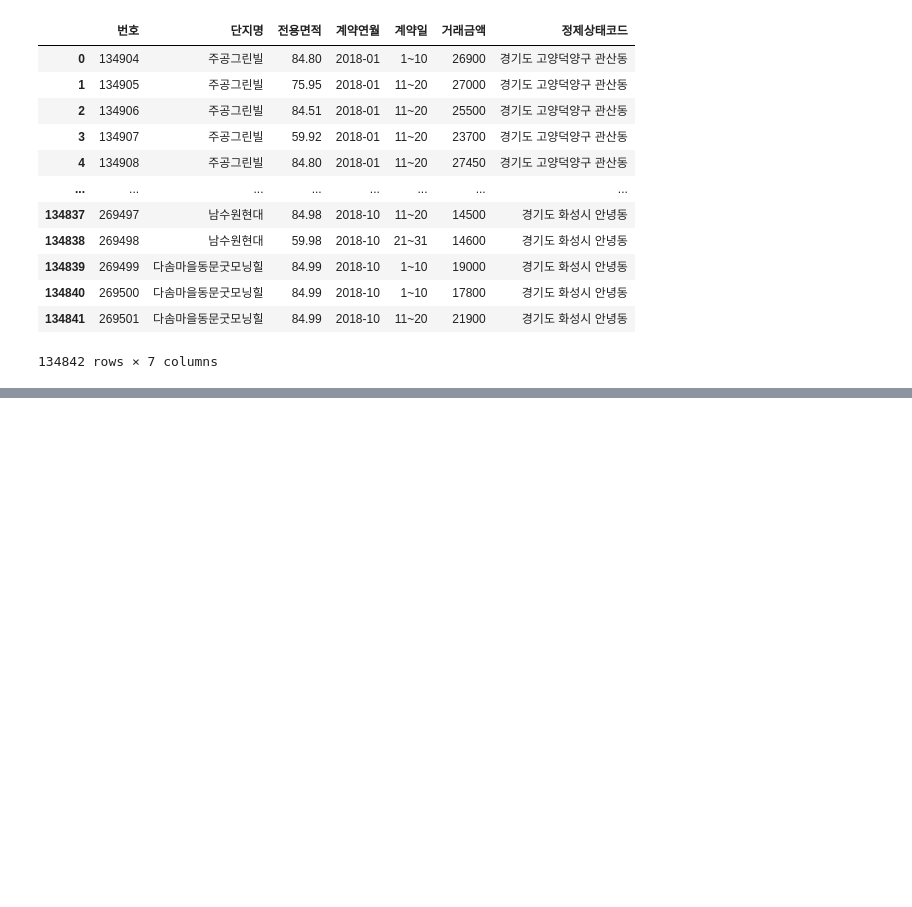
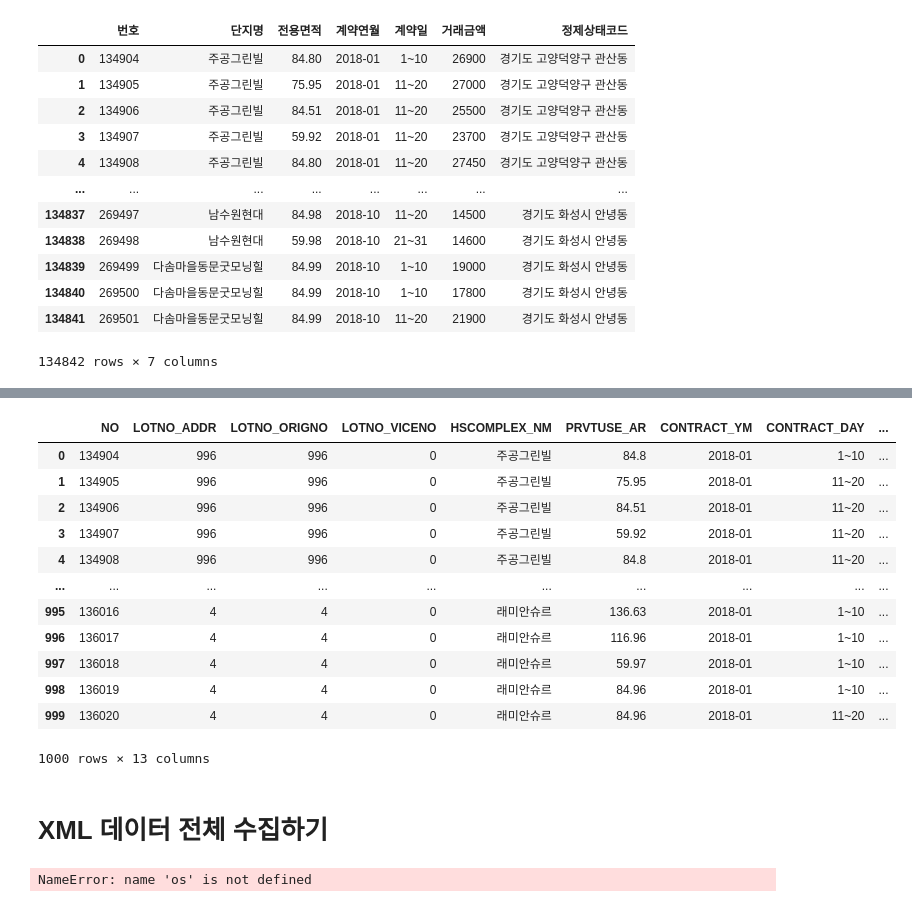
Before and after one commit to haram4th/fintech3, a Jupyter notebook: 05datascraping/경기도아파트매매실거래가TEST.ipynb, the cells around one changed output, grey strips where cells are left out. Drawn from its saved outputs; the diff is of its cells as text; code cells hidden in the pictures; blank space fills up the shorter version.

```diff
--- a/05datascraping/경기도아파트매매실거래가TEST.ipynb
+++ b/05datascraping/경기도아파트매매실거래가TEST.ipynb
@@ -168,0 +190,9 @@ result_df
+# %%
+page_num = 1
+total_pages = 1
+
+url = "https://openapi.gg.go.kr/TBGGDLNGPRCAPTTRDSRCM"
+payload = dict(key=os.getenv("gg_data"), type="xml", pIndex=page_num, pSize=1000)
+r = requests.get(url, params=payload)
+print(r.url)
+print(r.status_code)
@@ -168,0 +202,3 @@ result_df
+# %%
+response = r.text
+response
@@ -168,0 +209,3 @@ result_df
+# %%
+soup = bs(response, 'xml')
+print(soup)
@@ -168,0 +253,28 @@ result_df
+# %%
+cols = ['NO', 'LOTNO_ADDR', 'LOTNO_ORIGNO', 'LOTNO_VICENO',
+       'HSCOMPLEX_NM', 'PRVTUSE_AR', 'CONTRACT_YM', 'CONTRACT_DAY',
+       'DELNG_AMT', 'FLOOR_NM', 'BUILD_YY', 'ROAD_NM', 'ADDR']
+# %%
+result ={}
+for col in cols:
+    for value in soup.select(col):
+        result.setdefault(col, []).append(value.text)
+
+df = pd.DataFrame(result)
+df
+# %% [output]
+|  | NO | LOTNO_ADDR | LOTNO_ORIGNO | LOTNO_VICENO | HSCOMPLEX_NM | PRVTUSE_AR | CONTRACT_YM | CONTRACT_DAY | ... |
+| 0 | 134904 | 996 | 996 | 0 | 주공그린빌 | 84.8 | 2018-01 | 1~10 | ... |
+| 1 | 134905 | 996 | 996 | 0 | 주공그린빌 | 75.95 | 2018-01 | 11~20 | ... |
+| 2 | 134906 | 996 | 996 | 0 | 주공그린빌 | 84.51 | 2018-01 | 11~20 | ... |
+| 3 | 134907 | 996 | 996 | 0 | 주공그린빌 | 59.92 | 2018-01 | 11~20 | ... |
+| 4 | 134908 | 996 | 996 | 0 | 주공그린빌 | 84.8 | 2018-01 | 11~20 | ... |
+| ... | ... | ... | ... | ... | ... | ... | ... | ... | ... |
+| 995 | 136016 | 4 | 4 | 0 | 래미안슈르 | 136.63 | 2018-01 | 1~10 | ... |
+| 996 | 136017 | 4 | 4 | 0 | 래미안슈르 | 116.96 | 2018-01 | 1~10 | ... |
+| 997 | 136018 | 4 | 4 | 0 | 래미안슈르 | 59.97 | 2018-01 | 1~10 | ... |
+| 998 | 136019 | 4 | 4 | 0 | 래미안슈르 | 84.96 | 2018-01 | 1~10 | ... |
+| 999 | 136020 | 4 | 4 | 0 | 래미안슈르 | 84.96 | 2018-01 | 11~20 | ... |
+1000 rows × 13 columns
+# %% [markdown]
+# XML 데이터 전체 수집하기
@@ -168,0 +290,11 @@ result_df
+# %%
+url="https://openapi.gg.go.kr/TBGGDLNGPRCAPTTRDSRCM"
+payload = dict(KEY=os.getenv("gg_api"), Type="xml", pIndex=1, pSize=10)
+r = requests.get(url, params=payload)
+print(r.url)
+print(r.status_code)
+response = r.text
+soup = bs(response, "xml")
+soup
+# %% [output]
+NameError: name 'os' is not defined
```
Also changed, not shown: parts of 17 cells of this notebook, 4 other files.
